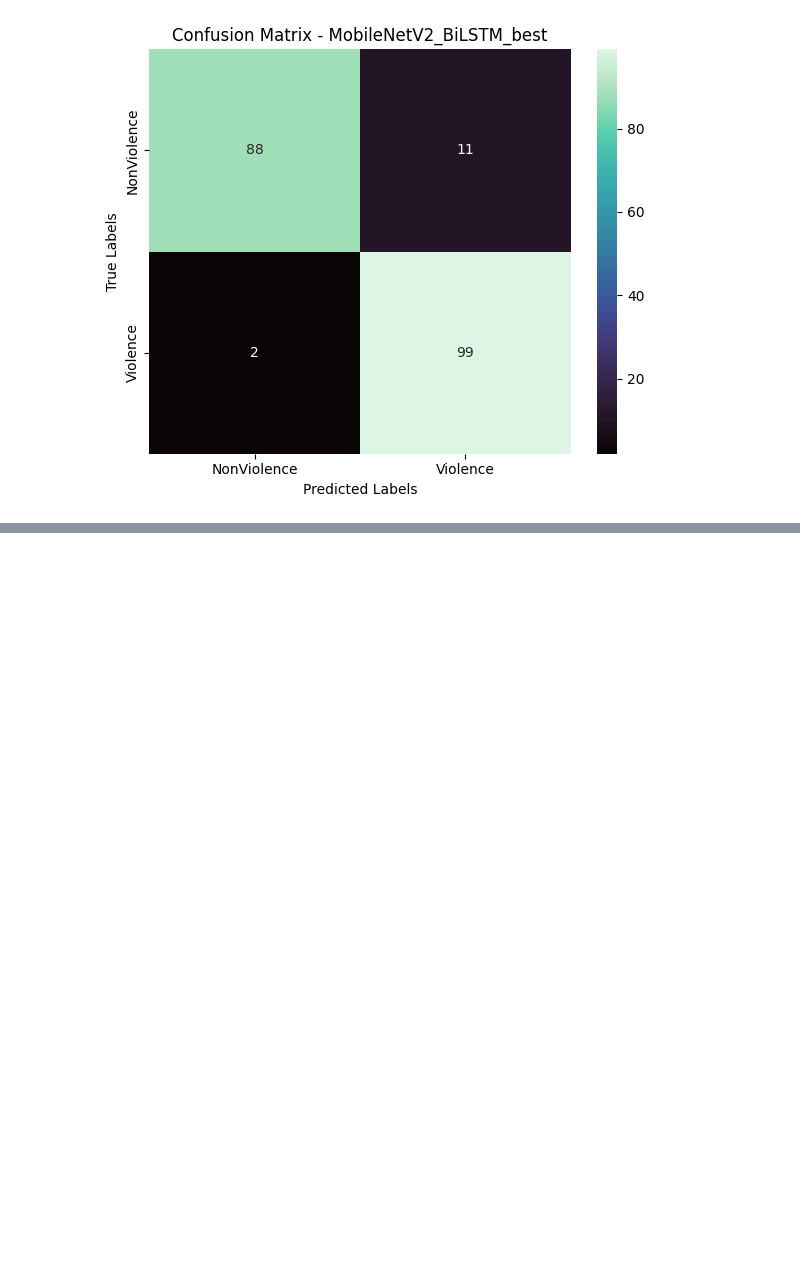
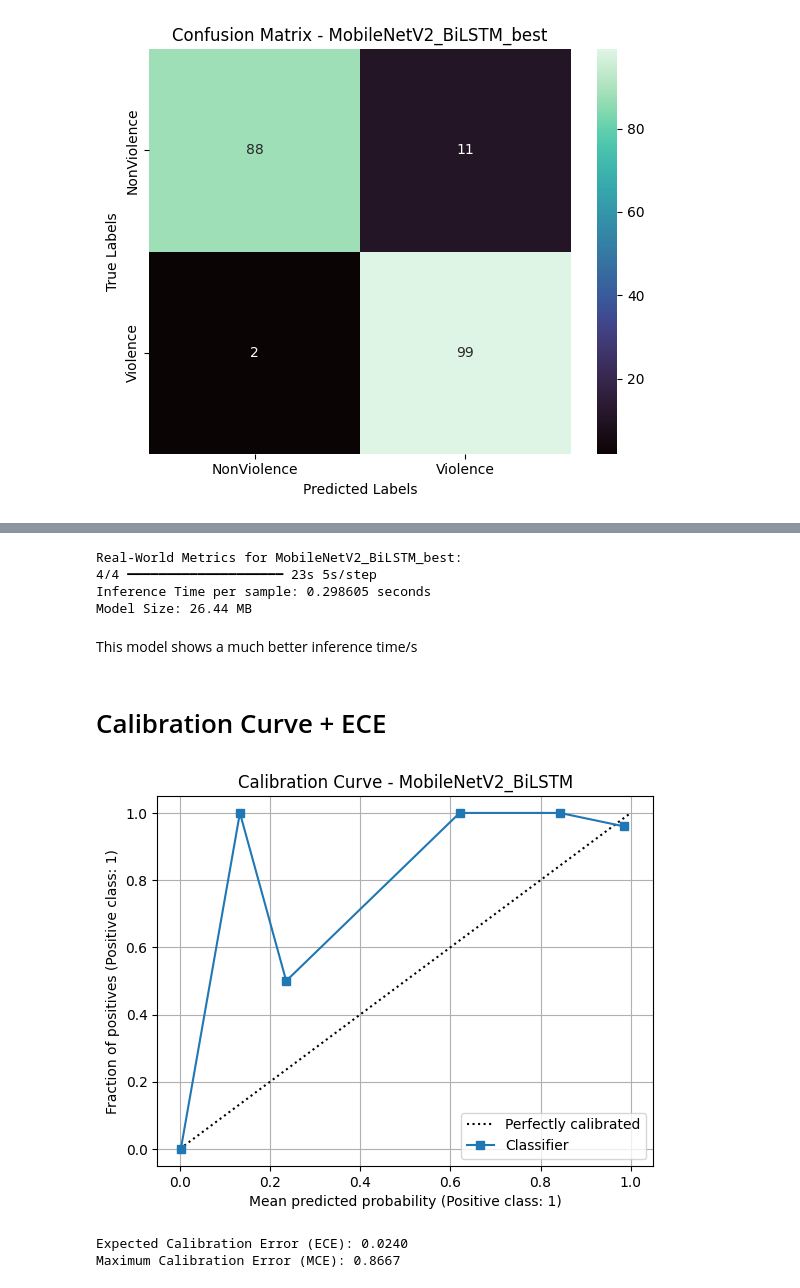
Before and after one commit to Fierynx/vio-sense, a Jupyter notebook: notebooks/2.1_Model_Evaluation.ipynb, the cells around one changed output, grey strips where cells are left out. Cells and saved outputs as stored; diff of their text form; code cells hidden in the pictures; blank space fills up the shorter version.

Commit message:
added latency calculation & calibration

```diff
--- a/notebooks/2.1_Model_Evaluation.ipynb
+++ b/notebooks/2.1_Model_Evaluation.ipynb
@@ -106,0 +141,11 @@ F1 Score:  0.9384
+# %%
+evaluate_real_world_metrics(model_2, X_test[:100], "../models/MobileNetV2_BiLSTM_best.h5", "MobileNetV2_BiLSTM_best")
+# %% [output]
+Real-World Metrics for MobileNetV2_BiLSTM_best:
+4/4 ━━━━━━━━━━━━━━━━━━━━ 23s 5s/step
+Inference Time per sample: 0.298605 seconds
+Model Size: 26.44 MB
+# %% [markdown]
+This model shows a much better inference time/s
+# %% [markdown]
+# Calibration Curve + ECE
@@ -106,0 +154,40 @@ F1 Score:  0.9384
+# %%
+def plot_calibration(y_true, y_proba, model_name="Model", n_bins=10):
+    # Use only class 1 probability (Violence)
+    if y_proba.shape[1] == 2:
+        y_proba_class1 = y_proba[:, 1]
+    else:
+        y_proba_class1 = y_proba.flatten()
+
+    # Reliability Plot (Calibration Curve)
+    display = CalibrationDisplay.from_predictions(
+        y_true, y_proba_class1, n_bins=n_bins, strategy='uniform'
+    )
+    display.ax_.set_title(f"Calibration Curve - {model_name}")
+    plt.grid(True)
+    plt.show()
+
+    # Manual ECE Calculation (Expected Calibration Error)
+    bin_edges = np.linspace(0, 1, n_bins + 1)
+    bin_ids = np.digitize(y_proba_class1, bin_edges) - 1
+    ece = 0.0
+    max_ce = 0.0  # Maximum Calibration Error
+
+    for i in range(n_bins):
+        bin_mask = bin_ids == i
+        if np.any(bin_mask):
+            bin_acc = np.mean(y_true[bin_mask])
+            bin_conf = np.mean(y_proba_class1[bin_mask])
+            bin_abs_err = abs(bin_acc - bin_conf)
+            bin_weight = np.sum(bin_mask) / len(y_true)
+            ece += bin_weight * bin_abs_err
+            max_ce = max(max_ce, bin_abs_err)
+
+    print(f"Expected Calibration Error (ECE): {ece:.4f}")
+    print(f"Maximum Calibration Error (MCE): {max_ce:.4f}")
+# %%
+plot_calibration(y_test_labels, y_pred_1_proba, "MobileNetV2_BiLSTM")
+# %% [output]
+[figure, added]
+Expected Calibration Error (ECE): 0.0240
+Maximum Calibration Error (MCE): 0.8667
```
Also changed, not shown: parts of 12 cells of this notebook.
